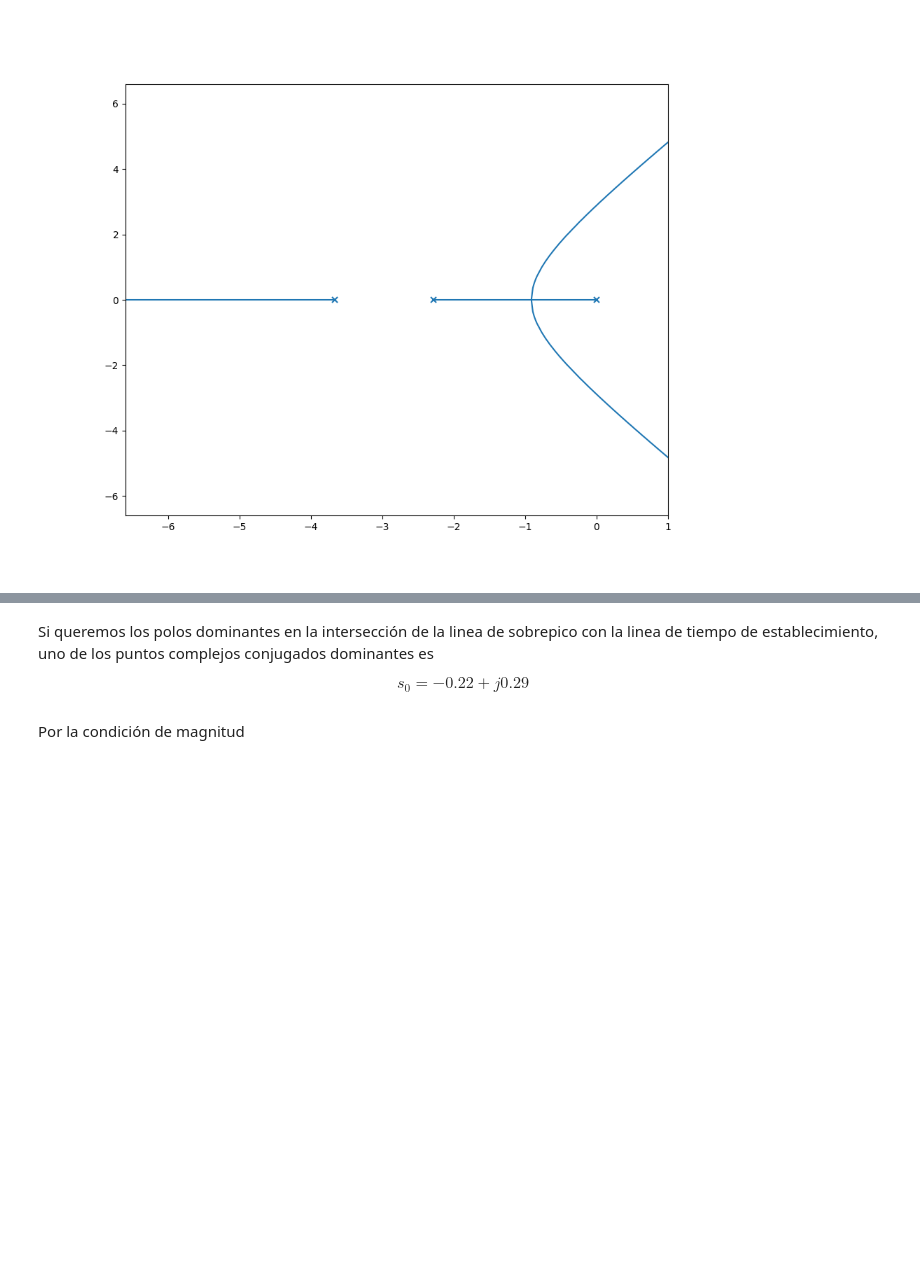
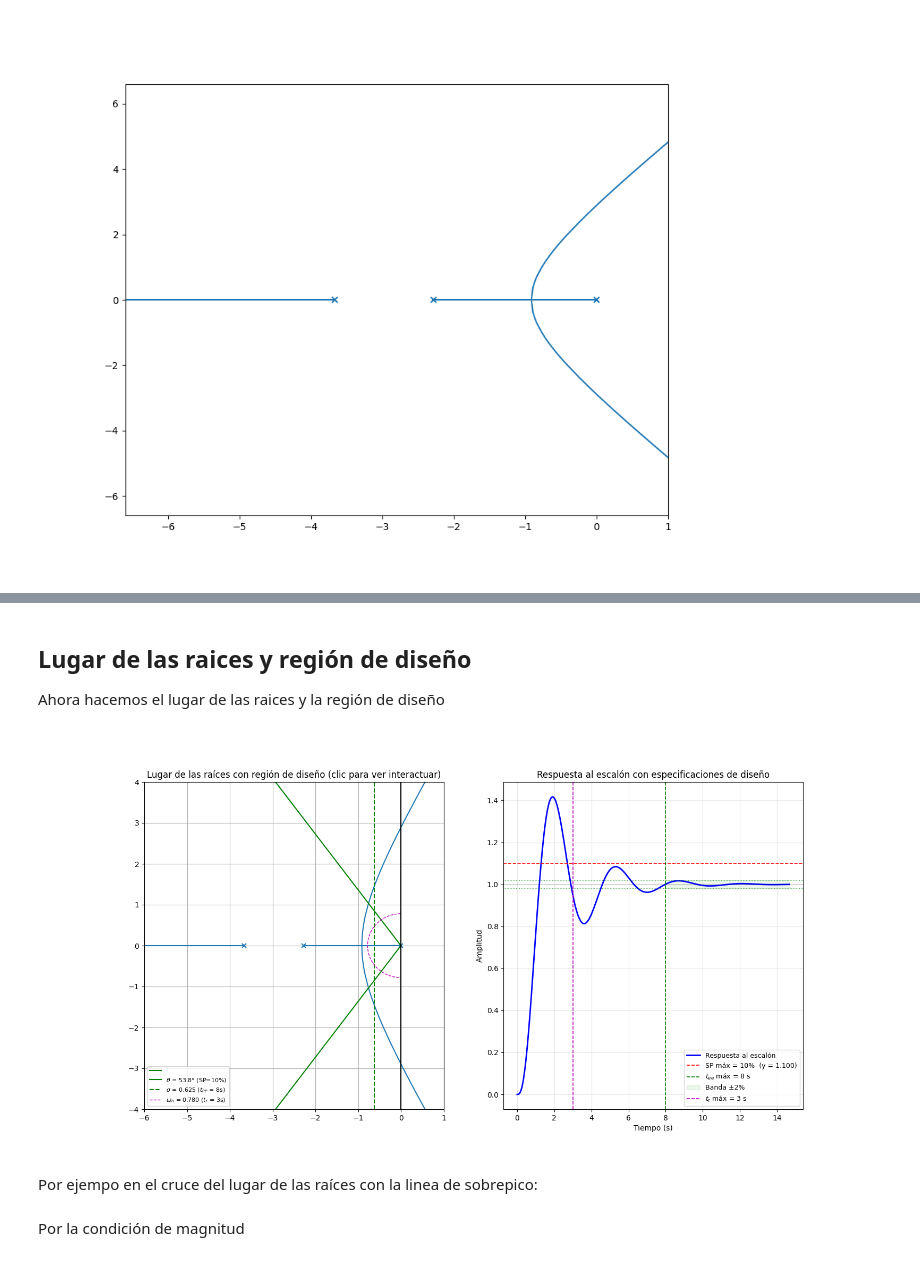
Before and after one commit to nebisman/control-material, a Jupyter notebook: notebooks/lugar_con_especificaciones.ipynb, the cells around one changed output, grey strips where cells are left out. Cells and saved outputs as stored; diff of their text form; code cells hidden in the pictures; blank space fills up the shorter version.

Commit message:
lugar raices corregido

```diff
--- a/notebooks/lugar_con_especificaciones.ipynb
+++ b/notebooks/lugar_con_especificaciones.ipynb
@@ -195,6 +120,10 @@ def on_add(sel):
 # %% [markdown]
-Si queremos los polos dominantes en la intersección de la linea de sobrepico con la linea de tiempo de establecimiento, uno de los puntos complejos conjugados dominantes es
-
-
-$$s_0 =-0.22+j0.29$$
+## Lugar de las raices y región de diseño
+Ahora hacemos  el lugar de las raices y la región de diseño
+# %%
+hacerLugarRaices(G, SP_max, tee_max, tr_max)
+# %% [output]
+[figure, added]
+# %% [markdown]
+Por ejempo en el cruce del lugar de las raíces con la linea de sobrepico:
 # %%
```
Also changed, not shown: parts of 7 cells of this notebook.
